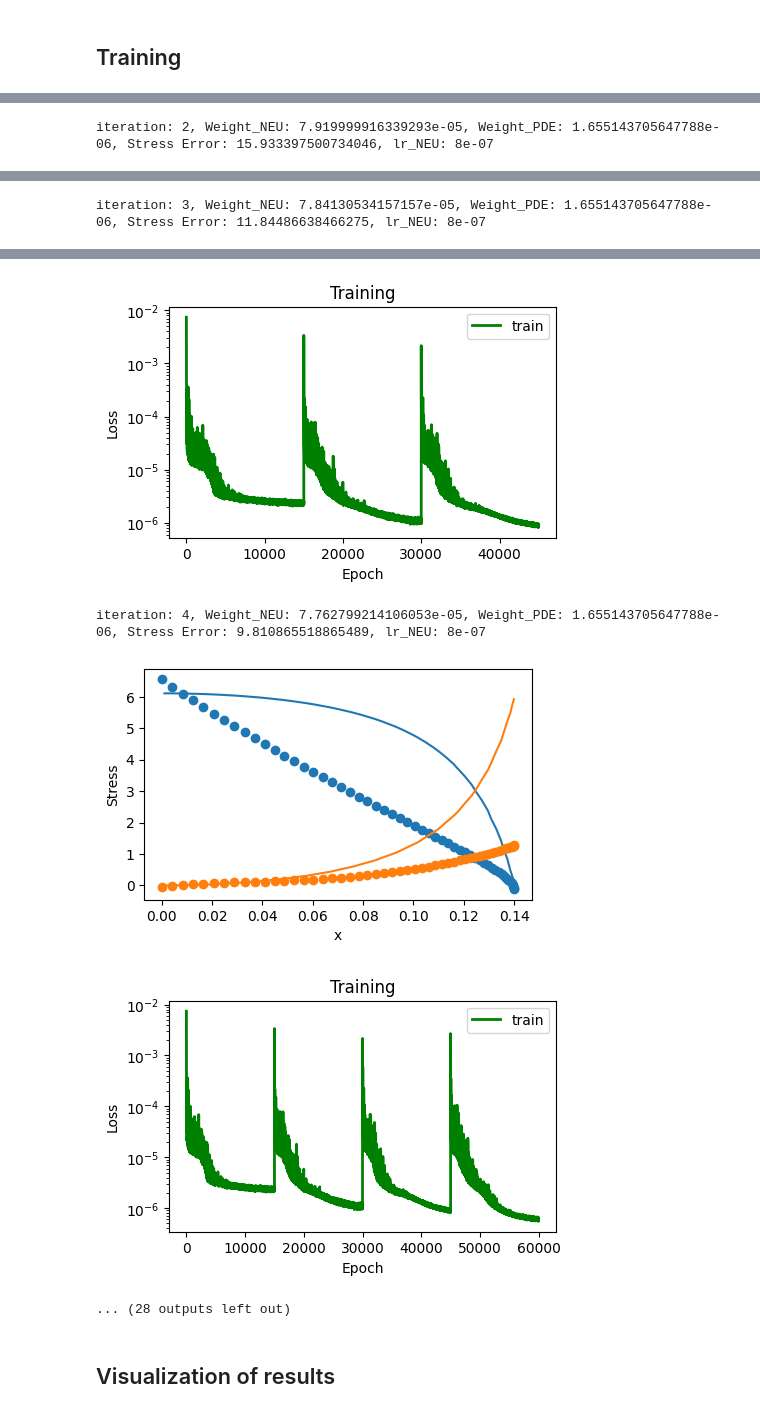
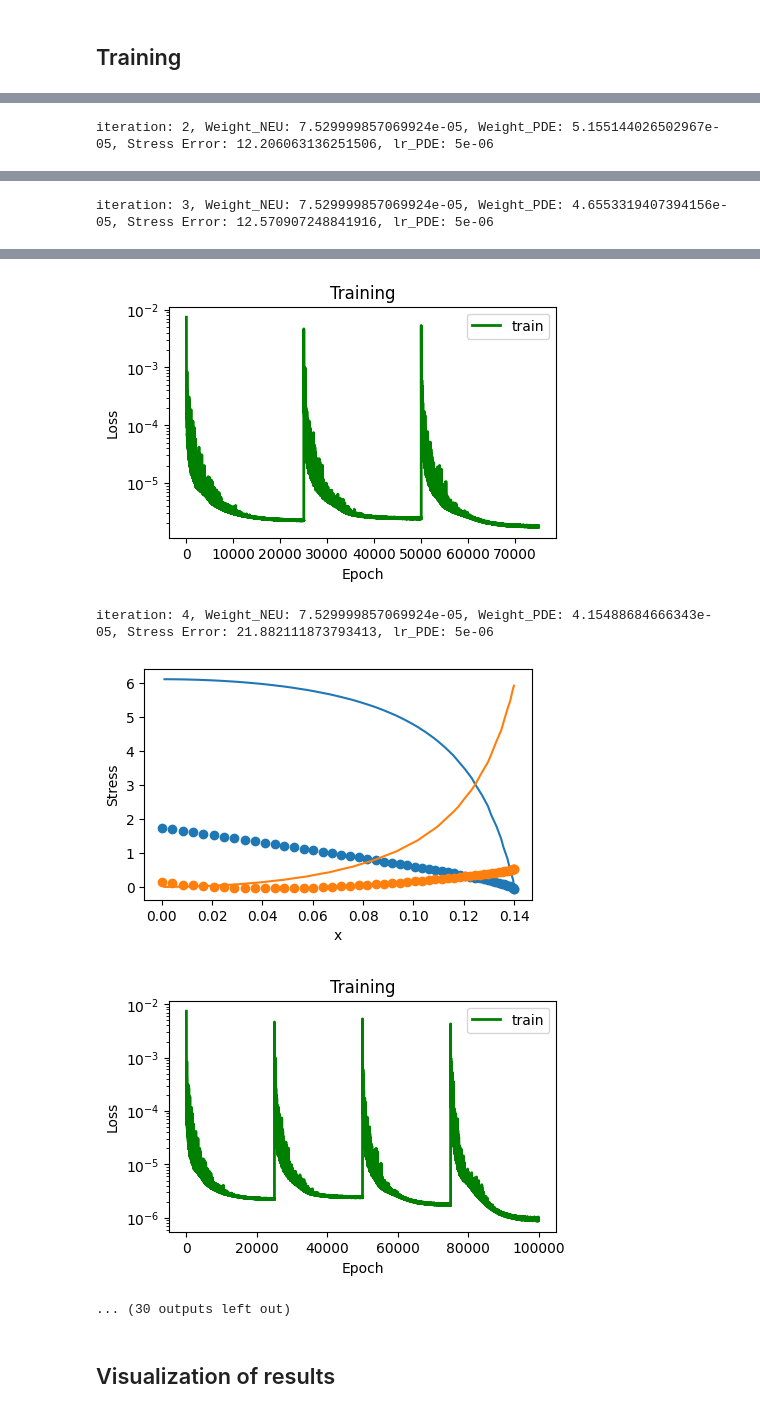
Before and after one commit to sebatomon/PINNs_for_simple_shape_optimization, a Jupyter notebook: new_torch.ipynb, the cells around one changed output, grey strips where cells are left out. Drawn from its saved outputs; the diff is of its cells as text; code cells hidden in the pictures.

```diff
--- a/new_torch.ipynb
+++ b/new_torch.ipynb
@@ -38,7 +38,7 @@ N = 25
 collo_number = 1024
 
 # Number of hidden neurons
-hn = 50 #previous value hn->50
+hn = 60 #previous value hn->50
 
 # Weight of PDE loss
 # W_PDE = 0.00001 #previous value -> 0.001
@@ -143,6 +143,7 @@ class Net(torch.nn.Module):
         self.hidden_layer3 = torch.nn.Linear(hn, hn)
         self.hidden_layer4 = torch.nn.Linear(hn, hn)
         self.hidden_layer5 = torch.nn.Linear(hn, hn)
+        self.hidden_layer6 = torch.nn.Linear(hn, hn)
         self.output_layer = torch.nn.Linear(hn, 2)
 
     def forward(self, inputs):
@@ -151,7 +152,8 @@ class Net(torch.nn.Module):
         layer3_out = torch.tanh(self.hidden_layer3(layer2_out))
         layer4_out = torch.tanh(self.hidden_layer4(layer3_out))
         layer5_out = torch.tanh(self.hidden_layer5(layer4_out))
-        output = self.output_layer(layer5_out)
+        layer6_out = torch.tanh(self.hidden_layer6(layer5_out))
+        output = self.output_layer(layer6_out)
         return output
 
 #reset all network parameters
@@ -265,15 +267,15 @@ def compute_physics_losses(complete_collo):
 ## Training
 # %%
 # Epochs
-epochs_adam = 15000 #2.5-3it/s -> 7min #previous value -> 5600
+epochs_adam = 25000 #2.5-3it/s -> 7min #previous value -> 5600
 epochs_lbfgs = 0
 # Batch size
 batch_size = 256 #previous value 64
 # Learning rate
 lr = 0.005 #previous value -> 0.005
 weight_lr = 8.0e-07 #previous value -> 0.00001
-lr_NEU = 8.0e-07
-lr_PDE = 1.0e-06
+lr_NEU = 1.0e-06
+lr_PDE = 5.0e-06
 # Scheduler step width
 scheduler_step = 500
 # Gamma factor of scheduler
@@ -317,8 +319,8 @@ y_stress_y = f_stress_y(x_new)
 #iteration: 26, Weight_NEU: 1.8841683879627231e-06, Weight_PDE: 3.1355081392423563e-06, Stress Error: 6.01981784519743, , lr: 7.700431458051553e-08
 
 #Weight_NEU und Weight_PDE als PyTorch nn parameter
-Weight_NEU = torch.nn.Parameter(torch.tensor(8e-05, requires_grad=True, device=device)) #previous value -> 5.551547019422287e-06
-Weight_PDE = torch.nn.Parameter(torch.tensor(1.655143705647788e-06, requires_grad=True, device=device)) #previous value -> 7.475989150407258e-06
+Weight_NEU = torch.nn.Parameter(torch.tensor(7.53e-05, requires_grad=True, device=device)) #previous value -> 5.551547019422287e-06
+Weight_PDE = torch.nn.Parameter(torch.tensor(5.655143705647788e-05, requires_grad=True, device=device)) #previous value -> 1.655143705647788e-06
 
 
 
@@ -384,10 +386,10 @@ def train_weights(W_neu, W_pde):
 
 
 
-optimizer_NEU = torch.optim.Adam([Weight_NEU], lr=lr_NEU)
-#optimizer_PDE = torch.optim.Adam([Weight_PDE], lr=lr_PDE)
-scheduler_NEU = StepLR(optimizer_NEU, step_size=4, gamma=0.5)
-#scheduler_PDE = StepLR(optimizer_PDE, step_size=4, gamma=0.5)
+#optimizer_NEU = torch.optim.Adam([Weight_NEU], lr=lr_NEU)
+optimizer_PDE = torch.optim.Adam([Weight_PDE], lr=lr_PDE)
+#scheduler_NEU = StepLR(optimizer_NEU, step_size=10, gamma=0.9)
+scheduler_PDE = StepLR(optimizer_PDE, step_size=10, gamma=0.9)
 for i in range(testruns):
     if Weight_NEU.item() <= 5e-07:
         print(f"Weight_NEU is lower than 1e-07, Weight_NEU: {Weight_NEU.item()},  Weight_NEU changed to 1e-07. Weight_PDE: {Weight_PDE.item()}")
@@ -395,15 +397,15 @@ for i in range(testruns):
     if Weight_PDE.item() <= 5e-07:
         print(f"Weight_PDE is lower than 1e-07, Weight_PDE: {Weight_PDE.item()},  Weight_PDE changed to 1e-07. Weight_NEU: {Weight_NEU.item()}")
         Weight_PDE = torch.nn.Parameter(torch.tensor(1e-07, requires_grad=True, device=device))
-    optimizer_NEU.zero_grad()
-    #optimizer_PDE.zero_grad()
+    #optimizer_NEU.zero_grad()
+    optimizer_PDE.zero_grad()
     mse_error = train_weights(Weight_NEU, Weight_PDE)
 
     # print weights and stress error
-    print(f"iteration: {i+1}, Weight_NEU: {Weight_NEU.item()}, Weight_PDE: {Weight_PDE.item()}, Stress Error: {mse_error.item()}, lr_NEU: {optimizer_NEU.param_groups[0]['lr']}")#, lr_PDE: {optimizer_PDE.param_groups[0]['lr']}")
+    print(f"iteration: {i+1}, Weight_NEU: {Weight_NEU.item()}, Weight_PDE: {Weight_PDE.item()}, Stress Error: {mse_error.item()}, lr_PDE: {optimizer_PDE.param_groups[0]['lr']}")#, lr_PDE: {optimizer_PDE.param_groups[0]['lr']}")
     mse_error.backward(retain_graph=True)
-    optimizer_NEU.step()
-    #optimizer_PDE.step()
+    #optimizer_NEU.step()
+    optimizer_PDE.step()
 
     with torch.autograd.no_grad():
         weight_history.append(float(mse_error.data))
@@ -432 +434 @@ iteration: 1, Weight_NEU: 7.999999797903001e-05, Weight_PDE: 1.655143705647788e-
-iteration: 2, Weight_NEU: 7.919999916339293e-05, Weight_PDE: 1.655143705647788e-06, Stress Error: 15.933397500734046, lr_NEU: 8e-07
+iteration: 2, Weight_NEU: 7.529999857069924e-05, Weight_PDE: 5.155144026502967e-05, Stress Error: 12.206063136251506, lr_PDE: 5e-06
@@ -435 +437 @@ iteration: 2, Weight_NEU: 7.919999916339293e-05, Weight_PDE: 1.655143705647788e-
-iteration: 3, Weight_NEU: 7.84130534157157e-05, Weight_PDE: 1.655143705647788e-06, Stress Error: 11.84486638466275, lr_NEU: 8e-07
+iteration: 3, Weight_NEU: 7.529999857069924e-05, Weight_PDE: 4.6553319407394156e-05, Stress Error: 12.570907248841916, lr_PDE: 5e-06
@@ -437,8 +439,8 @@ iteration: 3, Weight_NEU: 7.84130534157157e-05, Weight_PDE: 1.655143705647788e-0
-[figure, old version]
+[figure, new version]
-iteration: 4, Weight_NEU: 7.762799214106053e-05, Weight_PDE: 1.655143705647788e-06, Stress Error: 9.810865518865489, lr_NEU: 8e-07
+iteration: 4, Weight_NEU: 7.529999857069924e-05, Weight_PDE: 4.15488684666343e-05, Stress Error: 21.882111873793413, lr_PDE: 5e-06
-[figure, old version]
+[figure, new version]
-[figure, old version]
+[figure, new version]
-... (28 outputs left out)
+... (30 outputs left out)
 # %% [markdown]
 ## Visualization of results
 # %%
```
Also changed, not shown: parts of 1 cell of this notebook.
